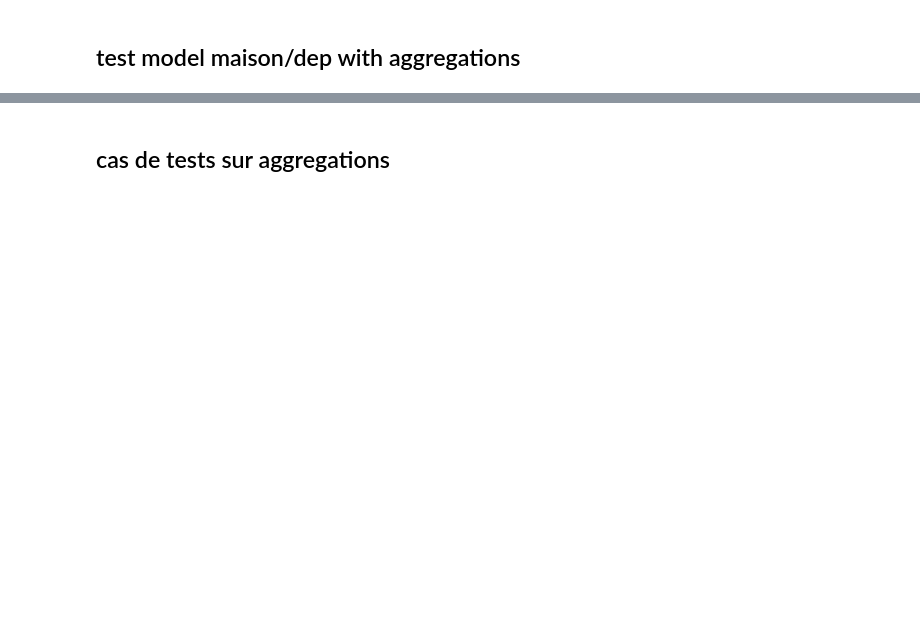
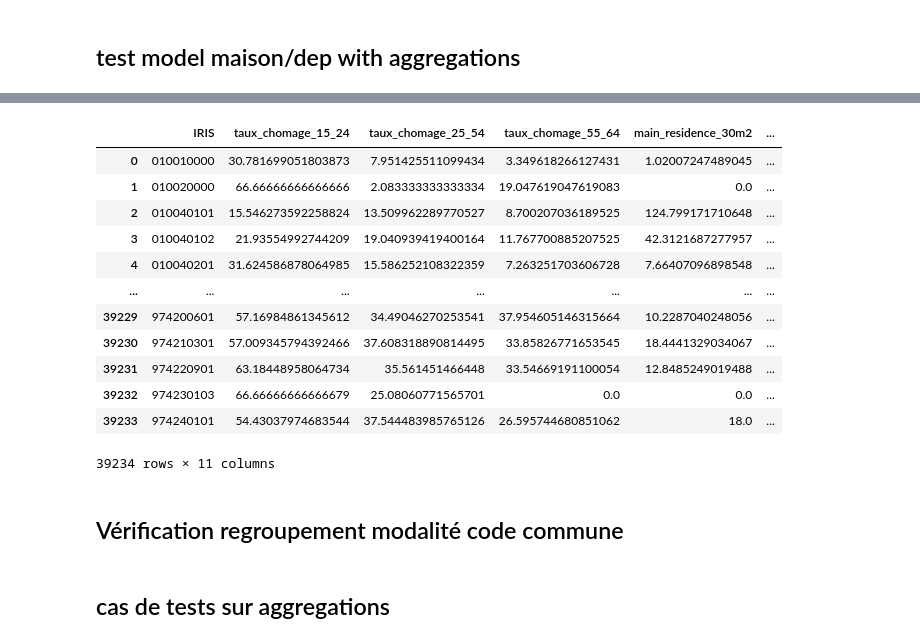
Before and after one commit to PierreBeylard/house_prediction, a Jupyter notebook: notebooks/test_notebook.ipynb, the cells around one changed output, grey strips where cells are left out. Saved outputs shown, nothing was run; the diff lists cells and outputs as text; code cells hidden in the pictures; blank space fills up the shorter version.

Commit message:
creation & modification of iris& insee stats

```diff
--- a/notebooks/test_notebook.ipynb
+++ b/notebooks/test_notebook.ipynb
@@ -418,0 +822,20 @@ loaded_model = pickle.load(open(filename, 'rb'))
+# %%
+df= pd.read_csv('IRIS_STATS_INSEE.csv', sep='|', index_col=0)
+# %%
+df
+# %% [output]
+|  | IRIS | taux_chomage_15_24 | taux_chomage_25_54 | taux_chomage_55_64 | main_residence_30m2 | ... |
+| 0 | 010010000 | 30.781699051803873 | 7.951425511099434 | 3.349618266127431 | 1.02007247489045 | ... |
+| 1 | 010020000 | 66.66666666666666 | 2.083333333333334 | 19.047619047619083 | 0.0 | ... |
+| 2 | 010040101 | 15.546273592258824 | 13.509962289770527 | 8.700207036189525 | 124.799171710648 | ... |
+| 3 | 010040102 | 21.93554992744209 | 19.040939419400164 | 11.767700885207525 | 42.3121687277957 | ... |
+| 4 | 010040201 | 31.624586878064985 | 15.586252108322359 | 7.263251703606728 | 7.66407096898548 | ... |
+| ... | ... | ... | ... | ... | ... | ... |
+| 39229 | 974200601 | 57.16984861345612 | 34.49046270253541 | 37.954605146315664 | 10.2287040248056 | ... |
+| 39230 | 974210301 | 57.009345794392466 | 37.608318890814495 | 33.85826771653545 | 18.4441329034067 | ... |
+| 39231 | 974220901 | 63.18448958064734 | 35.561451466448 | 33.54669191100054 | 12.8485249019488 | ... |
+| 39232 | 974230103 | 66.66666666666679 | 25.08060771565701 | 0.0 | 0.0 | ... |
+| 39233 | 974240101 | 54.43037974683544 | 37.544483985765126 | 26.595744680851062 | 18.0 | ... |
+39234 rows × 11 columns
+# %% [markdown]
+## Vérification regroupement modalité code commune
```
Also changed, not shown: parts of 88 cells of this notebook, 1 other file.
